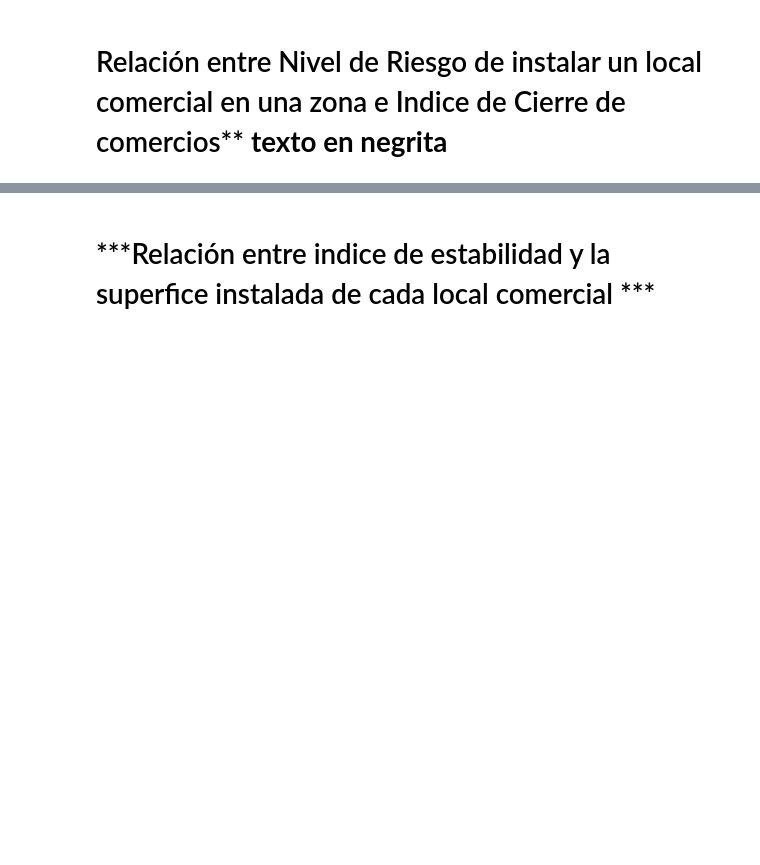
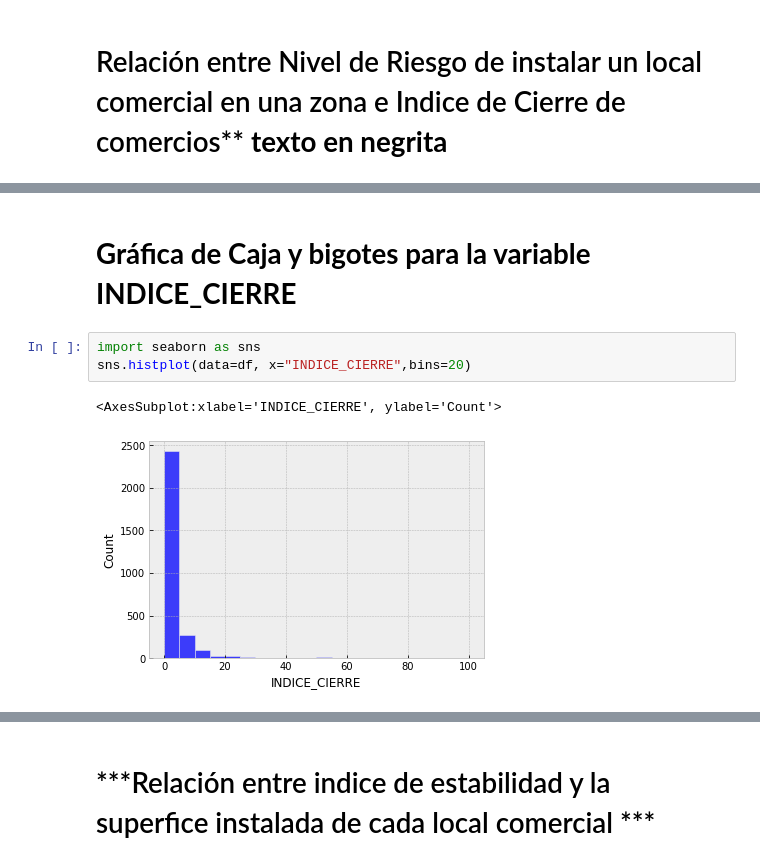
Before and after one commit to juampi2388/Entrega-trabajo-Juan-Pablo-Fratuzzo, a Jupyter notebook: Datasets+Fratuzzoultimo.ipynb, the cells around one changed output, grey strips where cells are left out. Saved outputs shown, nothing was run; the diff lists cells and outputs as text; blank space fills up the shorter version.

```diff
--- a/Datasets+Fratuzzoultimo.ipynb
+++ b/Datasets+Fratuzzoultimo.ipynb
@@ -46,0 +56,8 @@ plt.show()
+# %% [markdown]
+# **Gráfica de Caja y bigotes para la variable INDICE_CIERRE**
+# %%
+import seaborn as sns
+sns.histplot(data=df, x="INDICE_CIERRE",bins=20)
+# %% [output]
+<AxesSubplot:xlabel='INDICE_CIERRE', ylabel='Count'>
+[figure, added]
```
Also changed, not shown: parts of 8 cells of this notebook.
